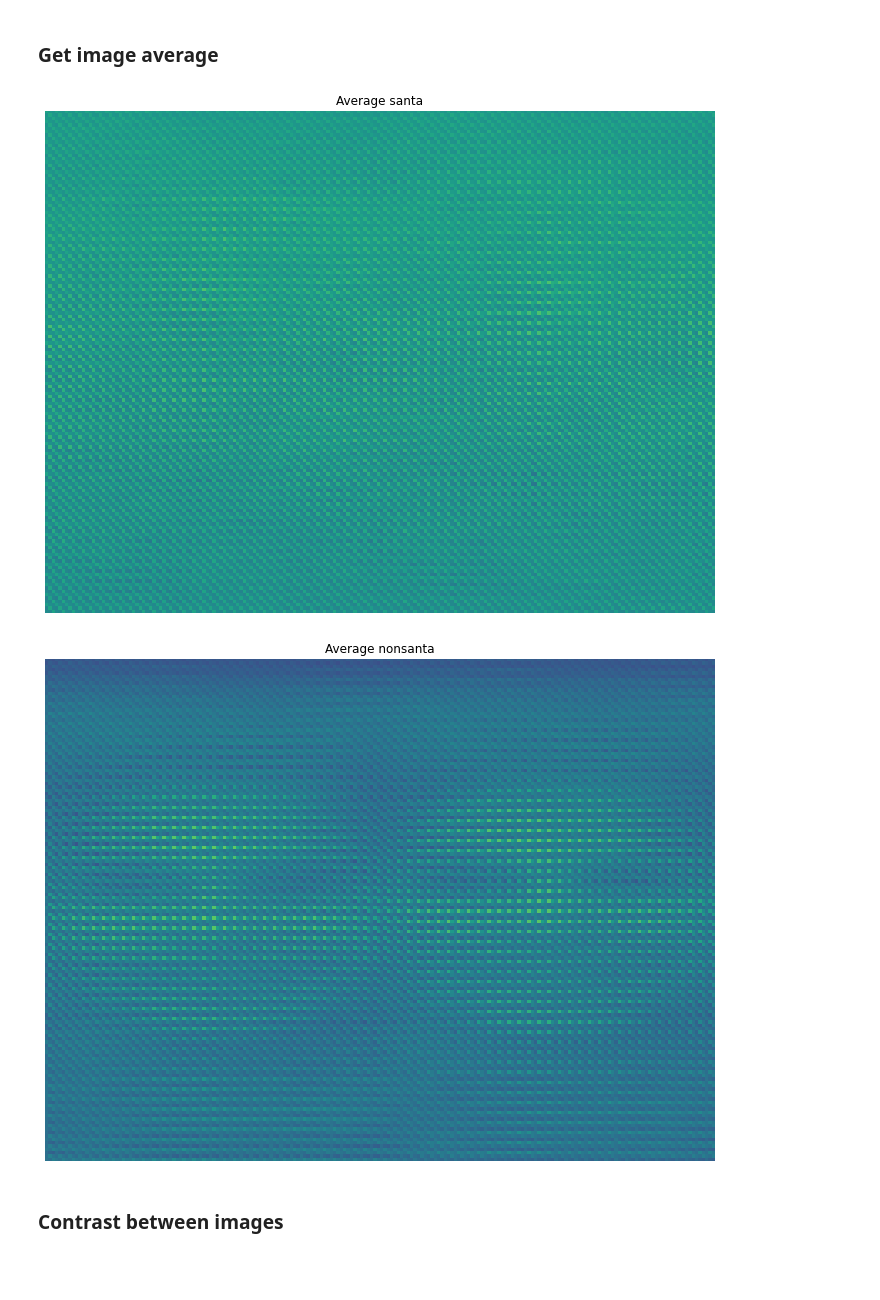
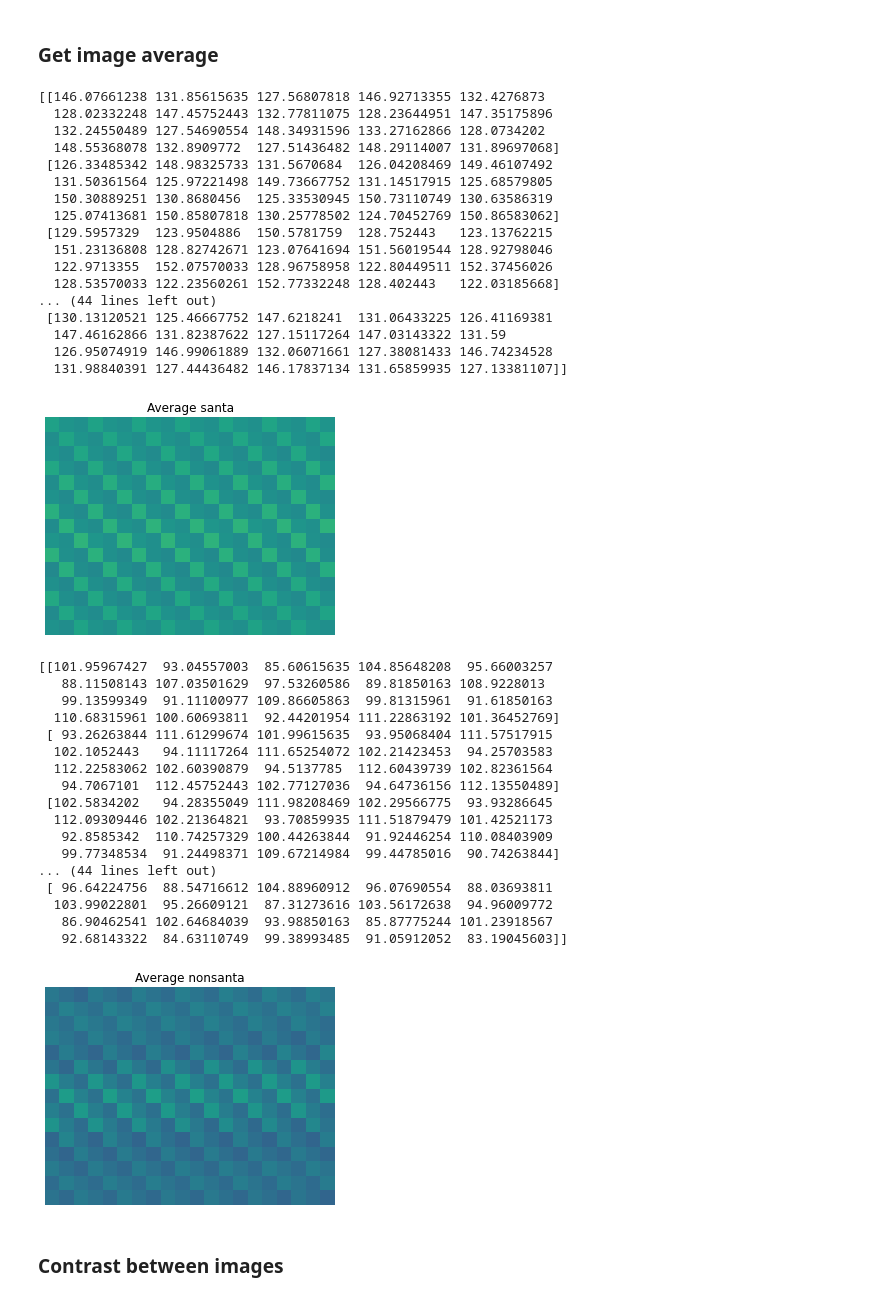
Before and after one commit to MargaretZhou/MISA-Bootcamp-2021, a Jupyter notebook: Santa.ipynb, the cells around one changed output. Drawn from its saved outputs; the diff is of its cells as text; code cells hidden in the pictures; blank space fills up the shorter version.

```diff
--- a/Santa.ipynb
+++ b/Santa.ipynb
@@ -115,6 +121,6 @@ for i in range(6):
     fn = image.load_img(fp)
     plt.imshow(fn, cmap='Greys_r')
     plt.title(label)
-    plt.axis('off')
+    #plt.axis('off')
 plt.show()
 # %% [output]
@@ -121,0 +128,21 @@ plt.show()
+# %%
+#RGB histogram for some of santa pictures
+
+# plotting 2 x 3 histogram matrix
+fig = plt.figure(figsize = (8,6))
+for i in range(6):
+    if i < 3:
+        fp = f'{train_dir}/santa/{select_santa[i]}'
+        label = 'santa histogram'
+    else:
+        fp = f'{train_dir}/not-a-santa/{select_nonsanta[i-3]}'
+        label = 'not santa histogram'
+    ax = fig.add_subplot(2, 3, i+1)
+
+    # to plot without rescaling, remove target_size
+    fn = io.imread(fname = fp)
+    for col, channel in zip('rgb', np.rollaxis(fn, axis=-1)):
+      hist, bin_centers = exposure.histogram(channel)
+      plt.fill_between(bin_centers, hist, color=col, alpha=0.4)
+    plt.title(label)
+plt.show()
@@ -187,11 +190,10 @@ def img2np(path, list_of_filename, size = (100, 100)):
     # iterating through each file
     for fn in list_of_filename:
         fp = path + fn
-        current_image = image.load_img(fp, target_size = size)
+        current_image = Image.open(fp).convert("RGB").resize(size)
         # covert image to a matrix
-        img_ts = image.img_to_array(current_image)
-        # turn that into a vector / 1D array
-        img_ts = [img_ts.ravel()]
+        img_ts = np.array(current_image)
+        #print(img_ts.shape)
         try:
             # concatenate different images
             full_mat = np.concatenate((full_mat, img_ts))
@@ -207,22 +220,57 @@ nonsanta_pixels_train = img2np(f'{train_dir}/not-a-santa/', nonsanta_train)
 ### Get image average
 # %%
 
-def find_mean_img(full_mat, title, size = (150, 200)):
+def find_mean_img(full_mat, title, size = (15, 20)):
     # calculate the average
     mean_img = np.mean(full_mat, axis = 0)
     # reshape it back to a matrix
     mean_img = mean_img.reshape(size)
+    print(mean_img)
     plt.imshow(mean_img, vmin=0, vmax=255)
     plt.title(f'Average {title}')
     plt.axis('off')
     plt.show()
     return mean_img
 
 santa_mean = find_mean_img(santa_pixels_train, 'santa')
 nonsanta_mean = find_mean_img(nonsanta_pixels_train, 'nonsanta')
 # %% [output]
+[[146.07661238 131.85615635 127.56807818 146.92713355 132.4276873
+  128.02332248 147.45752443 132.77811075 128.23644951 147.35175896
+  132.24550489 127.54690554 148.34931596 133.27162866 128.0734202
+  148.55368078 132.8909772  127.51436482 148.29114007 131.89697068]
+ [126.33485342 148.98325733 131.5670684  126.04208469 149.46107492
+  131.50361564 125.97221498 149.73667752 131.14517915 125.68579805
+  150.30889251 130.8680456  125.33530945 150.73110749 130.63586319
+  125.07413681 150.85807818 130.25778502 124.70452769 150.86583062]
+ [129.5957329  123.9504886  150.5781759  128.752443   123.13762215
+  151.23136808 128.82742671 123.07641694 151.56019544 128.92798046
+  122.9713355  152.07570033 128.96758958 122.80449511 152.37456026
+  128.53570033 122.23560261 152.77332248 128.402443   122.03185668]
+... (44 lines left out)
+ [130.13120521 125.46667752 147.6218241  131.06433225 126.41169381
+  147.46162866 131.82387622 127.15117264 147.03143322 131.59
+  126.95074919 146.99061889 132.06071661 127.38081433 146.74234528
+  131.98840391 127.44436482 146.17837134 131.65859935 127.13381107]]
-[figure, old version]
+[figure, new version]
+[[101.95967427  93.04557003  85.60615635 104.85648208  95.66003257
+   88.11508143 107.03501629  97.53260586  89.81850163 108.9228013
+   99.13599349  91.11100977 109.86605863  99.81315961  91.61850163
+  110.68315961 100.60693811  92.44201954 111.22863192 101.36452769]
+ [ 93.26263844 111.61299674 101.99615635  93.95068404 111.57517915
+  102.1052443   94.11117264 111.65254072 102.21423453  94.25703583
+  112.22583062 102.60390879  94.5137785  112.60439739 102.82361564
+   94.7067101  112.45752443 102.77127036  94.64736156 112.13550489]
+ [102.5834202   94.28355049 111.98208469 102.29566775  93.93286645
+  112.09309446 102.21364821  93.70859935 111.51879479 101.42521173
+   92.8585342  110.74257329 100.44263844  91.92446254 110.08403909
+   99.77348534  91.24498371 109.67214984  99.44785016  90.74263844]
+... (44 lines left out)
+ [ 96.64224756  88.54716612 104.88960912  96.07690554  88.03693811
+  103.99022801  95.26609121  87.31273616 103.56172638  94.96009772
+   86.90462541 102.64684039  93.98850163  85.87775244 101.23918567
+   92.68143322  84.63110749  99.38993485  91.05912052  83.19045603]]
-[figure, old version]
+[figure, new version]
 # %% [markdown]
 ### Contrast between images
 # %%
```
Also changed, not shown: parts of 7 cells of this notebook.
